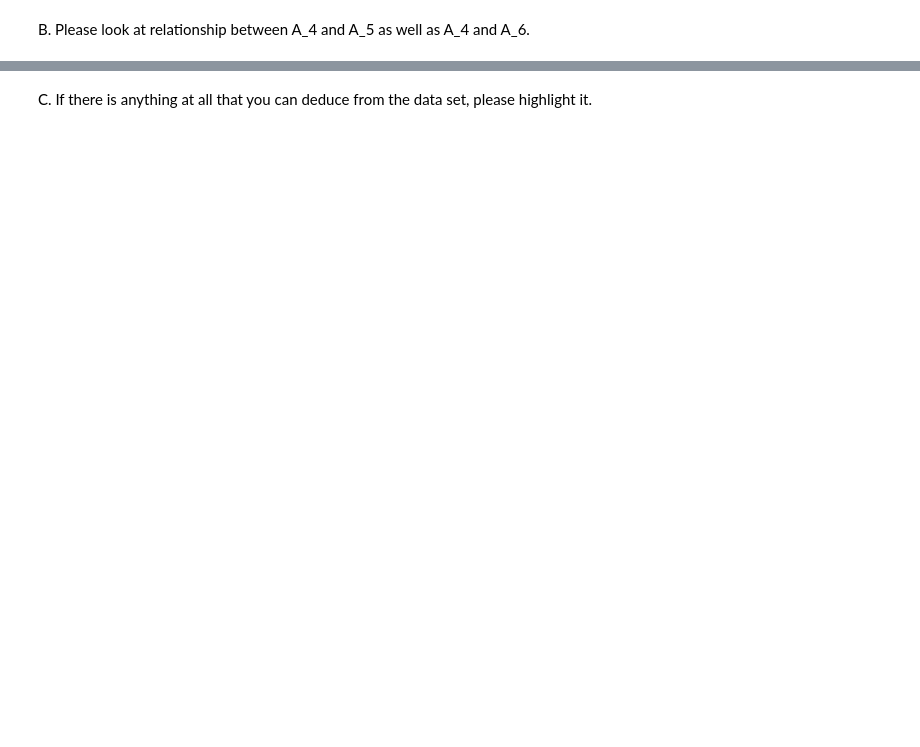
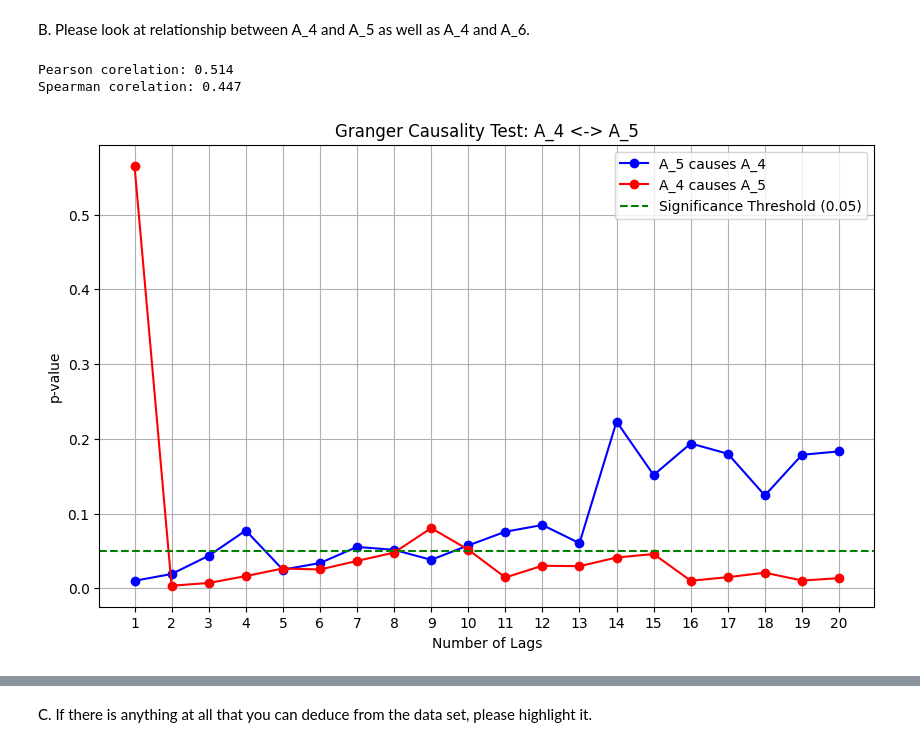
Before and after one commit to xfce1/Personal, a Jupyter notebook: DV/answers.ipynb, the cells around one changed output, grey strips where cells are left out. Drawn from its saved outputs; the diff is of its cells as text; code cells hidden in the pictures; blank space fills up the shorter version.

```diff
--- a/DV/answers.ipynb
+++ b/DV/answers.ipynb
@@ -205,2 +252,19 @@ Spearman corelation: 0.079
 # %% [markdown]
 B. Please look at relationship between A_4 and A_5 as well as A_4 and A_6.
+# %%
+def part_b(df,cols):
+    yr = df.copy()
+    col1, col2 = cols
+    yr = yr[[col1,col2]]
+    relationship_test(yr, col1, col2)
+    rolling_covariance_plot(yr, col1, col2, window=90)
+    rolling_cointegration_analysis(yr, col1, col2, window_size=90)
+    try:
+        granger_causality_test(yr, col1, col2)
+    except:
+        pass
+part_b(df,['A_4', 'A_5'])
+# %% [output]
+Pearson corelation: 0.514
+Spearman corelation: 0.447
+[figure, added]
```
Also changed, not shown: parts of 12 cells of this notebook.
